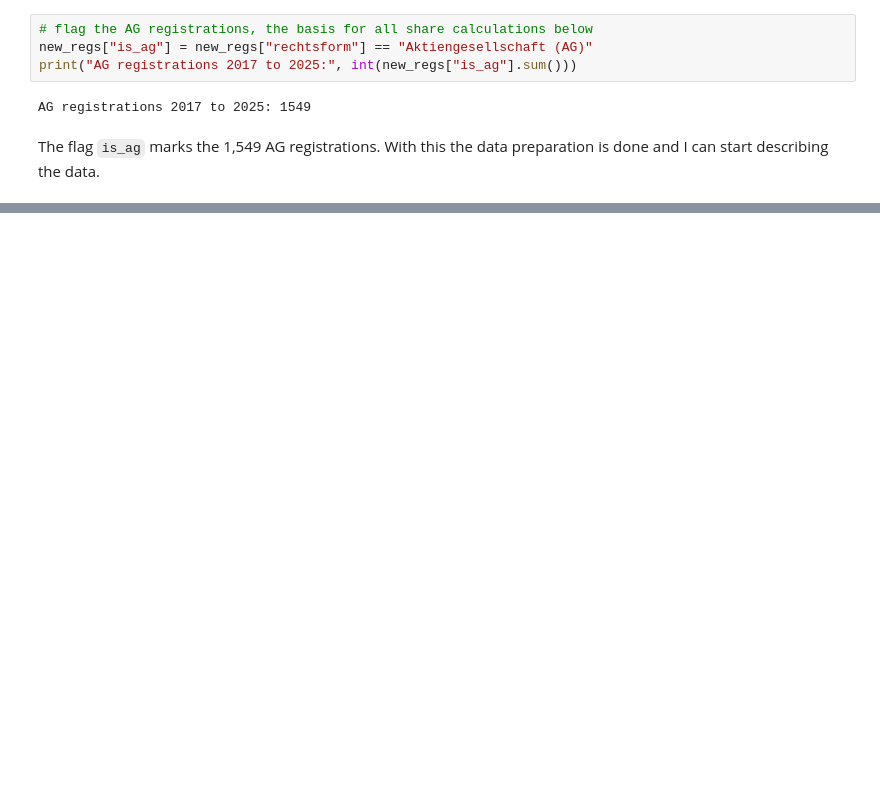
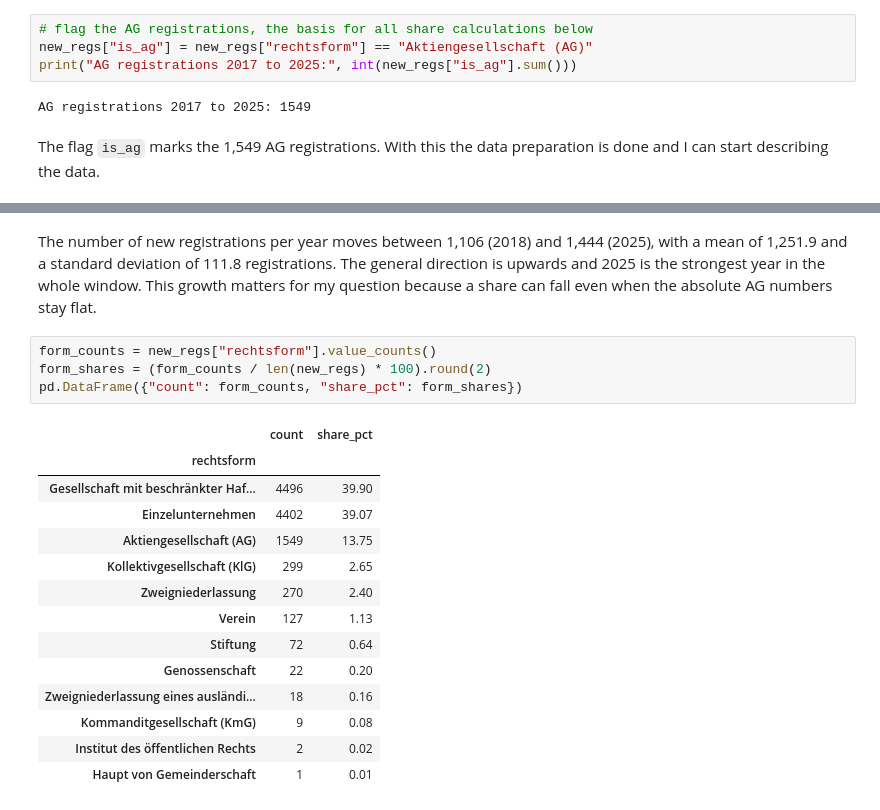
Before and after one commit to mauroreverberi/conduct-a-statistical-analysis-using-python, a Jupyter notebook: analysis.ipynb, the cells around one changed output, grey strips where cells are left out. Cells and saved outputs as stored; diff of their text form; blank space fills up the shorter version.

```diff
--- a/analysis.ipynb
+++ b/analysis.ipynb
@@ -209,0 +272,21 @@ The flag `is_ag` marks the 1,549 AG registrations. With this the data preparatio
+# %% [markdown]
+The number of new registrations per year moves between 1,106 (2018) and 1,444 (2025), with a mean of 1,251.9 and a standard deviation of 111.8 registrations. The general direction is upwards and 2025 is the strongest year in the whole window. This growth matters for my question because a share can fall even when the absolute AG numbers stay flat.
+# %%
+form_counts = new_regs["rechtsform"].value_counts()
+form_shares = (form_counts / len(new_regs) * 100).round(2)
+pd.DataFrame({"count": form_counts, "share_pct": form_shares})
+# %% [output]
+|  | count | share_pct |
+| rechtsform |  |  |
+| Gesellschaft mit beschränkter Haf... | 4496 | 39.90 |
+| Einzelunternehmen | 4402 | 39.07 |
+| Aktiengesellschaft (AG) | 1549 | 13.75 |
+| Kollektivgesellschaft (KlG) | 299 | 2.65 |
+| Zweigniederlassung | 270 | 2.40 |
+| Verein | 127 | 1.13 |
+| Stiftung | 72 | 0.64 |
+| Genossenschaft | 22 | 0.20 |
+| Zweigniederlassung eines ausländi... | 18 | 0.16 |
+| Kommanditgesellschaft (KmG) | 9 | 0.08 |
+| Institut des öffentlichen Rechts | 2 | 0.02 |
+| Haupt von Gemeinderschaft | 1 | 0.01 |
```
Also changed, not shown: parts of 13 cells of this notebook.
